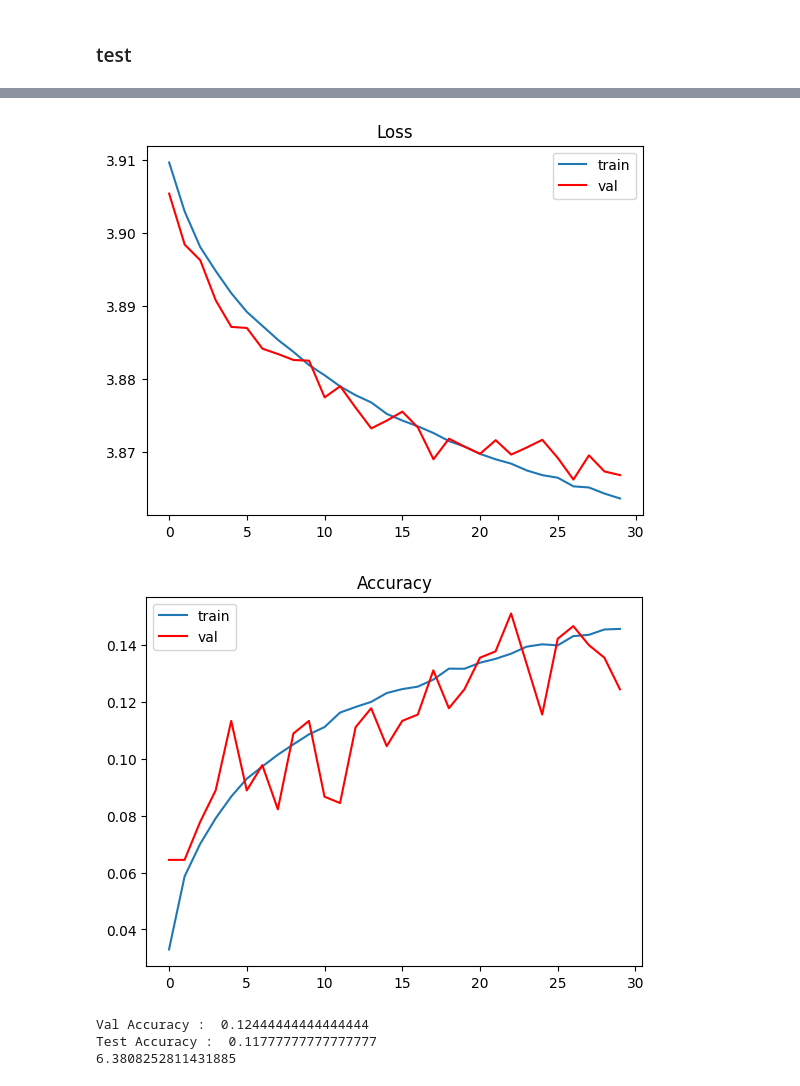
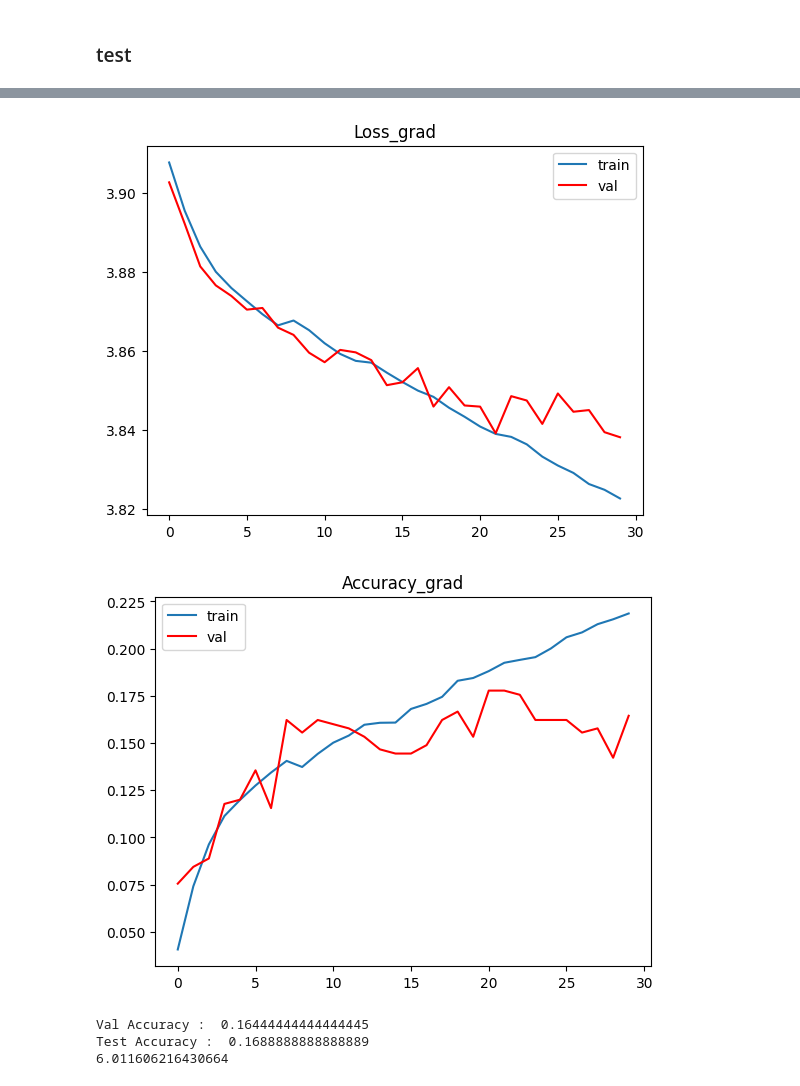
Before and after one commit to OhhhYaaa/-Deep-Learning-HW2, a Jupyter notebook: DL_HW2_lenet5 plus_grad.ipynb, the cells around one changed output, grey strips where cells are left out. Cells and saved outputs as stored; diff of their text form; code cells hidden in the pictures.

```diff
--- a/DL_HW2_lenet5 plus_grad.ipynb
+++ b/DL_HW2_lenet5 plus_grad.ipynb
@@ -439,11 +469,11 @@ class Self_Conv():
                 for h in range(self.F):
                     for w in range(self.F):
                         dW[co, ci, h, w] = np.sum(X[:,ci,h:h+H_,w:w+W_] * dout[:,co,:,:])
-
+        self.W['grad'] = dW
         # db
         for co in range(self.Cout):
             db[co] = np.sum(dout[:,co,:,:])
-
+        self.b['grad'] = db
         dout_pad = np.pad(dout, ((0,0),(0,0),(self.F,self.F),(self.F,self.F)), 'constant')
         #print("dout_pad.shape: " + str(dout_pad.shape))
         # dX
@@ -696,30 +726,30 @@ Start Training !
 # %%
 # save params
 weights = model.get_params()
-with open("./model/lenet5.pkl","wb") as f:
+with open("./model/lenet5_grad.pkl","wb") as f:
     pickle.dump(weights, f)
 
-with open("./loss/lenet5_train_loss.txt", "w") as fp:
+with open("./loss/lenet5_train_loss_grad.txt", "w") as fp:
     json.dump(train_loss, fp)
-with open("./acc/lenet5_train_acc.txt", "w") as fp:
+with open("./acc/lenet5_train_acc_grad.txt", "w") as fp:
     json.dump(train_acc, fp)
-with open("./loss/lenet5_val_loss.txt", "w") as fp:
+with open("./loss/lenet5_val_loss_grad.txt", "w") as fp:
     json.dump(val_loss, fp)
-with open("./acc/lenet5_val_acc.txt", "w") as fp:
+with open("./acc/lenet5_val_acc_grad.txt", "w") as fp:
     json.dump(val_acc, fp)
 
 # draw
-plt.title('Loss')
+plt.title('Loss_grad')
 plt.plot(range(n_epochs), train_loss, label="train")
 plt.plot(range(n_epochs), val_loss, label="val", c = 'red')
 plt.legend()
-plt.savefig('./figure/lenet5_loss.png')
+plt.savefig('./figure/lenet5_loss_grad.png')
 plt.show()
 
-plt.title('Accuracy')
+plt.title('Accuracy_grad')
 plt.plot(range(n_epochs), train_acc, label="train")
 plt.plot(range(n_epochs), val_acc, label="val", c = 'red')
 plt.legend()
-plt.savefig('./figure/lenet5_acc.png')
+plt.savefig('./figure/lenet5_acc_grad.png')
 plt.show()
 # %% [output]
@@ -728,32 +758,33 @@ plt.show()
 # %%
-with open("./loss/lenet5_train_loss.txt", "r") as fp:
+with open("./loss/lenet5_train_loss_grad.txt", "r") as fp:
     train_loss = json.load(fp)
-with open("./loss/lenet5_val_loss.txt", "r") as fp:
+with open("./loss/lenet5_val_loss_grad.txt", "r") as fp:
     val_loss = json.load(fp)
-with open("./acc/lenet5_train_acc.txt", "r") as fp:
+with open("./acc/lenet5_train_acc_grad.txt", "r") as fp:
     train_acc = json.load(fp)
-with open("./acc/lenet5_val_acc.txt", "r") as fp:
+with open("./acc/lenet5_val_acc_grad.txt", "r") as fp:
     val_acc = json.load(fp)
 
 # draw
-plt.title('Loss')
+n_epochs = 30
+plt.title('Loss_grad')
 plt.plot(range(n_epochs), train_loss, label="train")
 plt.plot(range(n_epochs), val_loss, label="val", c = 'red')
 plt.legend()
-plt.savefig('./figure/lenet5_loss.png')
+plt.savefig('./figure/lenet5_loss_grad.png')
 plt.show()
 
-plt.title('Accuracy')
+plt.title('Accuracy_grad')
 plt.plot(range(n_epochs), train_acc, label="train")
 plt.plot(range(n_epochs), val_acc, label="val", c = 'red')
 plt.legend()
-plt.savefig('./figure/lenet5_acc.png')
+plt.savefig('./figure/lenet5_acc_grad.png')
 plt.show()
 # %% [output]
-[figure, old version]
+[figure, new version]
-[figure, old version]
+[figure, new version]
 # %%
-with open("./model/lenet5.pkl","rb") as fp:
+with open("./model/lenet5_grad.pkl","rb") as fp:
     weight = pickle.load(fp)
 
 model = LeNet5()
@@ -775,6 +806,6 @@ print('Test Accuracy : ', acc)
 
 print(time.time() - s)
 # %% [output]
-Val Accuracy :  0.12444444444444444
-Test Accuracy :  0.11777777777777777
-6.3808252811431885
+Val Accuracy :  0.16444444444444445
+Test Accuracy :  0.1688888888888889
+6.011606216430664
```
Also changed, not shown: parts of 5 cells of this notebook, 11 other files.
